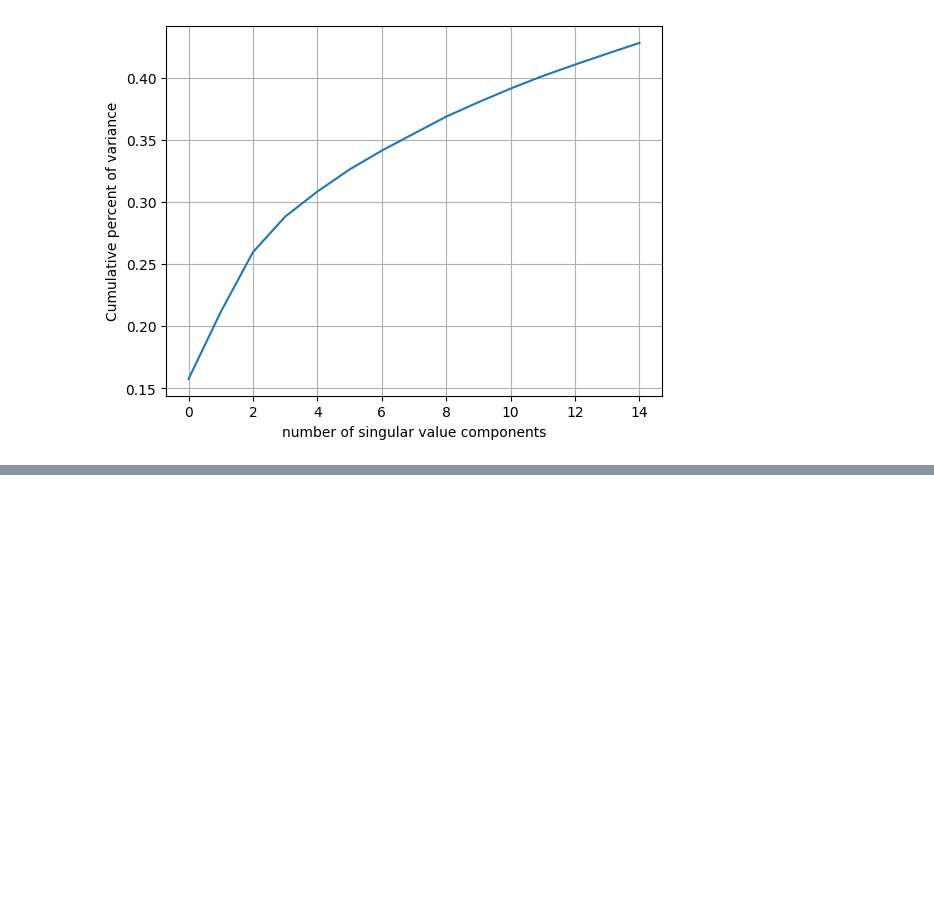
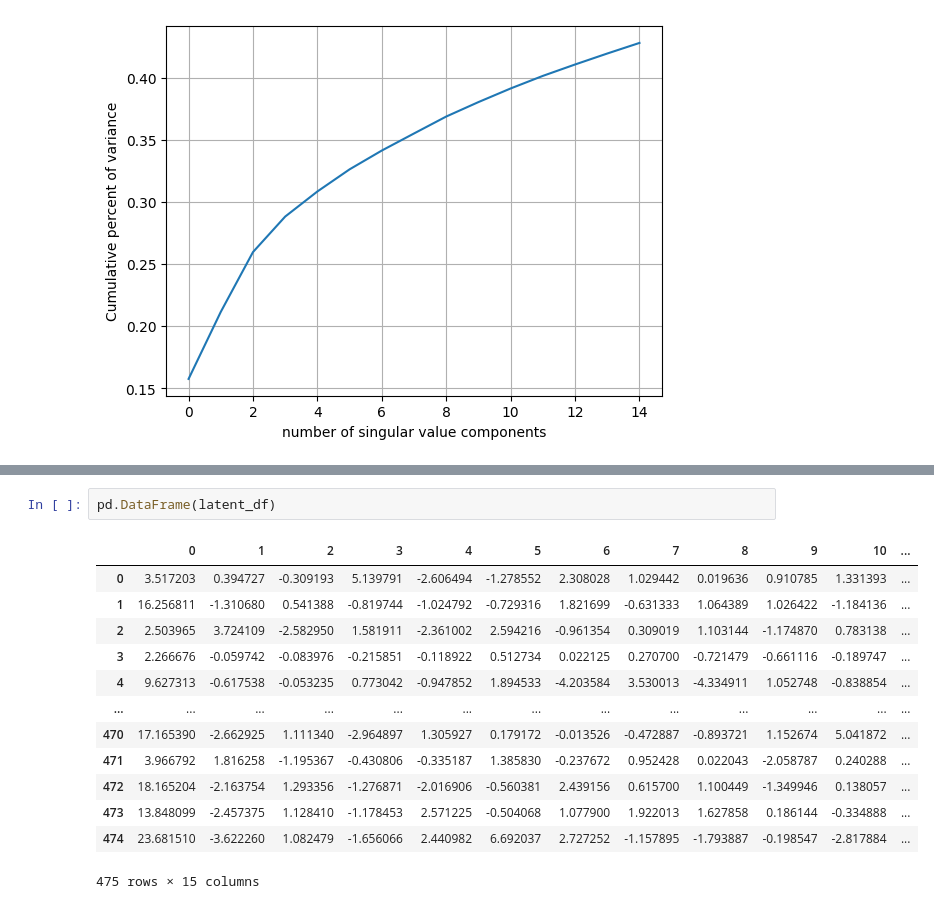
Before and after one commit to Shubhi-Varshney/data_bpm, a Jupyter notebook: notebooks/yulia_metadata_processing.ipynb, the cells around one changed output, grey strips where cells are left out. Drawn from its saved outputs; the diff is of its cells as text; blank space fills up the shorter version.

```diff
--- a/notebooks/yulia_metadata_processing.ipynb
+++ b/notebooks/yulia_metadata_processing.ipynb
@@ -251,0 +281,16 @@ plt.show()
+# %%
+pd.DataFrame(latent_df)
+# %% [output]
+|  | 0 | 1 | 2 | 3 | 4 | 5 | 6 | 7 | 8 | 9 | 10 | ... |
+| 0 | 3.517203 | 0.394727 | -0.309193 | 5.139791 | -2.606494 | -1.278552 | 2.308028 | 1.029442 | 0.019636 | 0.910785 | 1.331393 | ... |
+| 1 | 16.256811 | -1.310680 | 0.541388 | -0.819744 | -1.024792 | -0.729316 | 1.821699 | -0.631333 | 1.064389 | 1.026422 | -1.184136 | ... |
+| 2 | 2.503965 | 3.724109 | -2.582950 | 1.581911 | -2.361002 | 2.594216 | -0.961354 | 0.309019 | 1.103144 | -1.174870 | 0.783138 | ... |
+| 3 | 2.266676 | -0.059742 | -0.083976 | -0.215851 | -0.118922 | 0.512734 | 0.022125 | 0.270700 | -0.721479 | -0.661116 | -0.189747 | ... |
+| 4 | 9.627313 | -0.617538 | -0.053235 | 0.773042 | -0.947852 | 1.894533 | -4.203584 | 3.530013 | -4.334911 | 1.052748 | -0.838854 | ... |
+| ... | ... | ... | ... | ... | ... | ... | ... | ... | ... | ... | ... | ... |
+| 470 | 17.165390 | -2.662925 | 1.111340 | -2.964897 | 1.305927 | 0.179172 | -0.013526 | -0.472887 | -0.893721 | 1.152674 | 5.041872 | ... |
+| 471 | 3.966792 | 1.816258 | -1.195367 | -0.430806 | -0.335187 | 1.385830 | -0.237672 | 0.952428 | 0.022043 | -2.058787 | 0.240288 | ... |
+| 472 | 18.165204 | -2.163754 | 1.293356 | -1.276871 | -2.016906 | -0.560381 | 2.439156 | 0.615700 | 1.100449 | -1.349946 | 0.138057 | ... |
+| 473 | 13.848099 | -2.457375 | 1.128410 | -1.178453 | 2.571225 | -0.504068 | 1.077900 | 1.922013 | 1.627858 | 0.186144 | -0.334888 | ... |
+| 474 | 23.681510 | -3.622260 | 1.082479 | -1.656066 | 2.440982 | 6.692037 | 2.727252 | -1.157895 | -1.793887 | -0.198547 | -2.817884 | ... |
+475 rows × 15 columns
```
Also changed, not shown: parts of 6 cells of this notebook, 5 other files.
